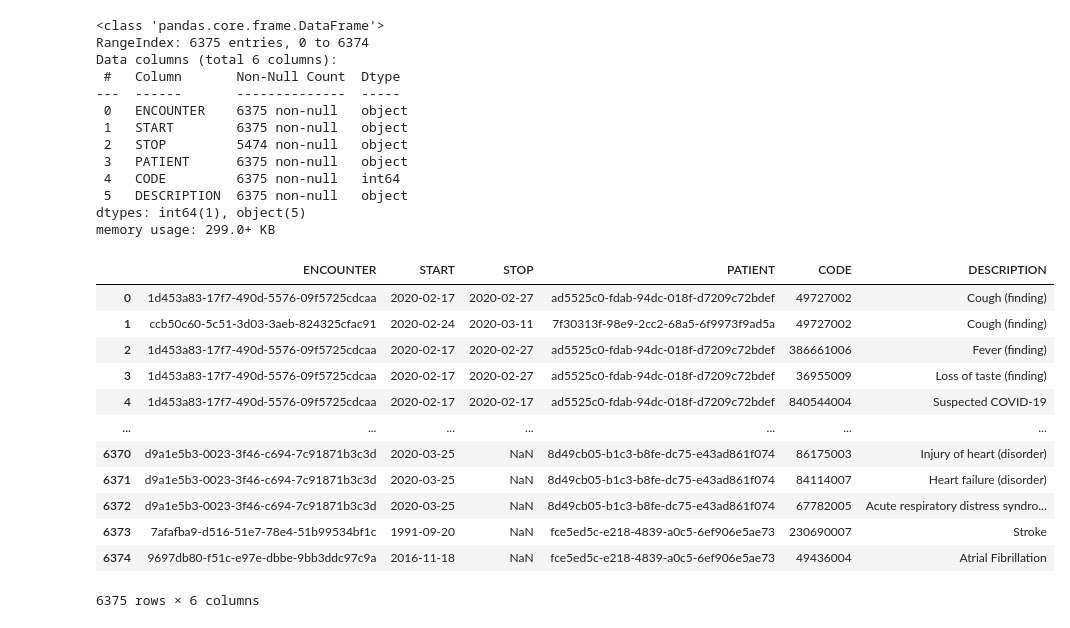
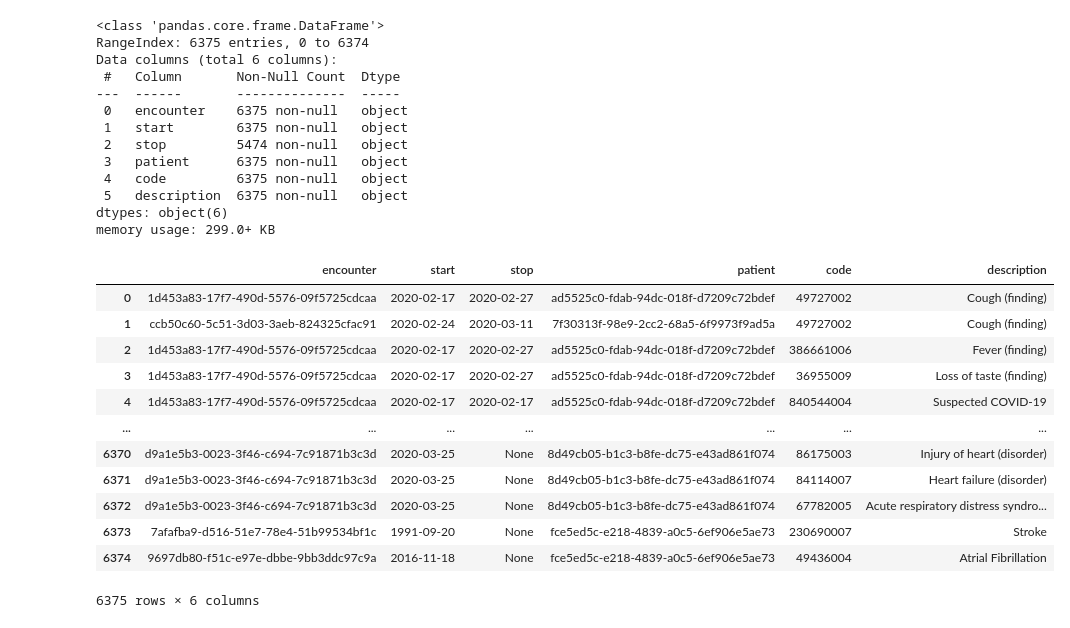
Before and after one commit to MarisaRies/covir, a Jupyter notebook: COVIR.ipynb, the cells around one changed output. Drawn from its saved outputs; the diff is of its cells as text; code cells hidden in the pictures.

```diff
--- a/COVIR.ipynb
+++ b/COVIR.ipynb
@@ -175,31 +225,32 @@ memory usage: 459.6+ KB
 # %%
 #Übersicht Condition (Symptome) Tabelle
-df_insert_con.info()
-df_insert_con
+df_condition = pd.read_sql_query("SELECT * FROM tb_conditions", conn)
+df_condition.info()
+df_condition
 # %% [output]
 <class 'pandas.core.frame.DataFrame'>
 RangeIndex: 6375 entries, 0 to 6374
 Data columns (total 6 columns):
  #   Column       Non-Null Count  Dtype
 ---  ------       --------------  -----
- 0   ENCOUNTER    6375 non-null   object
- 1   START        6375 non-null   object
- 2   STOP         5474 non-null   object
- 3   PATIENT      6375 non-null   object
- 4   CODE         6375 non-null   int64
- 5   DESCRIPTION  6375 non-null   object
-dtypes: int64(1), object(5)
+ 0   encounter    6375 non-null   object
+ 1   start        6375 non-null   object
+ 2   stop         5474 non-null   object
+ 3   patient      6375 non-null   object
+ 4   code         6375 non-null   object
+ 5   description  6375 non-null   object
+dtypes: object(6)
 memory usage: 299.0+ KB
-|  | ENCOUNTER | START | STOP | PATIENT | CODE | DESCRIPTION |
+|  | encounter | start | stop | patient | code | description |
 | 0 | 1d453a83-17f7-490d-5576-09f5725cdcaa | 2020-02-17 | 2020-02-27 | ad5525c0-fdab-94dc-018f-d7209c72bdef | 49727002 | Cough (finding) |
 | 1 | ccb50c60-5c51-3d03-3aeb-824325cfac91 | 2020-02-24 | 2020-03-11 | 7f30313f-98e9-2cc2-68a5-6f9973f9ad5a | 49727002 | Cough (finding) |
 | 2 | 1d453a83-17f7-490d-5576-09f5725cdcaa | 2020-02-17 | 2020-02-27 | ad5525c0-fdab-94dc-018f-d7209c72bdef | 386661006 | Fever (finding) |
 | 3 | 1d453a83-17f7-490d-5576-09f5725cdcaa | 2020-02-17 | 2020-02-27 | ad5525c0-fdab-94dc-018f-d7209c72bdef | 36955009 | Loss of taste (finding) |
 | 4 | 1d453a83-17f7-490d-5576-09f5725cdcaa | 2020-02-17 | 2020-02-17 | ad5525c0-fdab-94dc-018f-d7209c72bdef | 840544004 | Suspected COVID-19 |
 | ... | ... | ... | ... | ... | ... | ... |
-| 6370 | d9a1e5b3-0023-3f46-c694-7c91871b3c3d | 2020-03-25 | NaN | 8d49cb05-b1c3-b8fe-dc75-e43ad861f074 | 86175003 | Injury of heart (disorder) |
-| 6371 | d9a1e5b3-0023-3f46-c694-7c91871b3c3d | 2020-03-25 | NaN | 8d49cb05-b1c3-b8fe-dc75-e43ad861f074 | 84114007 | Heart failure (disorder) |
-| 6372 | d9a1e5b3-0023-3f46-c694-7c91871b3c3d | 2020-03-25 | NaN | 8d49cb05-b1c3-b8fe-dc75-e43ad861f074 | 67782005 | Acute respiratory distress syndro... |
-| 6373 | 7afafba9-d516-51e7-78e4-51b99534bf1c | 1991-09-20 | NaN | fce5ed5c-e218-4839-a0c5-6ef906e5ae73 | 230690007 | Stroke |
-| 6374 | 9697db80-f51c-e97e-dbbe-9bb3ddc97c9a | 2016-11-18 | NaN | fce5ed5c-e218-4839-a0c5-6ef906e5ae73 | 49436004 | Atrial Fibrillation |
+| 6370 | d9a1e5b3-0023-3f46-c694-7c91871b3c3d | 2020-03-25 | None | 8d49cb05-b1c3-b8fe-dc75-e43ad861f074 | 86175003 | Injury of heart (disorder) |
+| 6371 | d9a1e5b3-0023-3f46-c694-7c91871b3c3d | 2020-03-25 | None | 8d49cb05-b1c3-b8fe-dc75-e43ad861f074 | 84114007 | Heart failure (disorder) |
+| 6372 | d9a1e5b3-0023-3f46-c694-7c91871b3c3d | 2020-03-25 | None | 8d49cb05-b1c3-b8fe-dc75-e43ad861f074 | 67782005 | Acute respiratory distress syndro... |
+| 6373 | 7afafba9-d516-51e7-78e4-51b99534bf1c | 1991-09-20 | None | fce5ed5c-e218-4839-a0c5-6ef906e5ae73 | 230690007 | Stroke |
+| 6374 | 9697db80-f51c-e97e-dbbe-9bb3ddc97c9a | 2016-11-18 | None | fce5ed5c-e218-4839-a0c5-6ef906e5ae73 | 49436004 | Atrial Fibrillation |
 6375 rows × 6 columns
```
Also changed, not shown: parts of 14 cells of this notebook.
